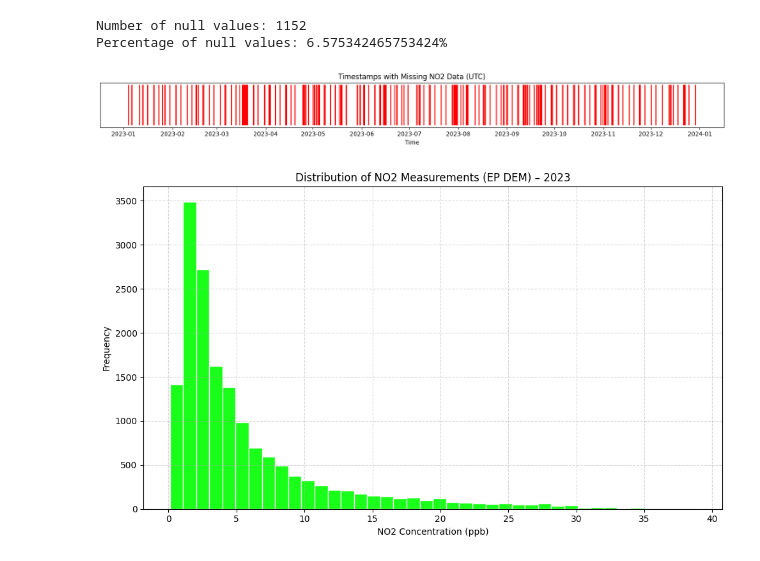
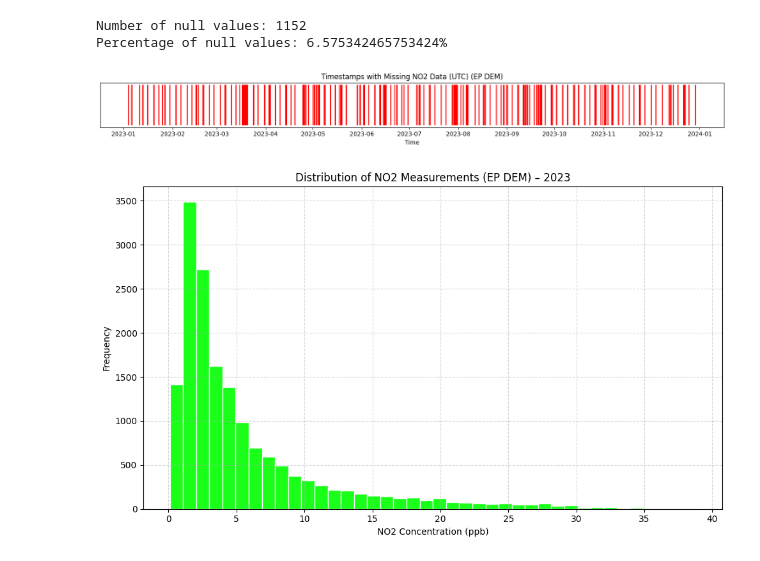
Before and after one commit to jacklardner/calibrated-no2-EDA, a Jupyter notebook: calibrated_to_EP.ipynb, the cells around one changed output. Drawn from its saved outputs; the diff is of its cells as text; code cells hidden in the pictures.

```diff
--- a/calibrated_to_EP.ipynb
+++ b/calibrated_to_EP.ipynb
@@ -376,19 +400,19 @@ Percentage of null values: 6.575342465753424%
 # %%
 #understand missing data better
 reference_no2_ep["missing"] = reference_no2_ep["true_no2"].isna()
 
 missing_times = reference_no2_ep.loc[reference_no2_ep["missing"], "datetime_utc"]
 
 plt.figure(figsize=(15, 2))
 plt.vlines(missing_times, ymin=0, ymax=1, color="red", alpha=0.7)
-plt.title("Timestamps with Missing NO2 Data (UTC)")
+plt.title("Timestamps with Missing NO2 Data (UTC) (EP DEM)")
 plt.yticks([])
 plt.xlabel("Time")
 plt.gca().xaxis.set_major_locator(mdates.MonthLocator(interval=1))
 plt.tight_layout()
 plt.show()
 # %% [output]
-[figure, old version]
+[figure, new version]
 # %%
 no2_values = reference_no2_ep["true_no2"].dropna()
 
```
Also changed, not shown: parts of 6 cells of this notebook, 1 other file.
